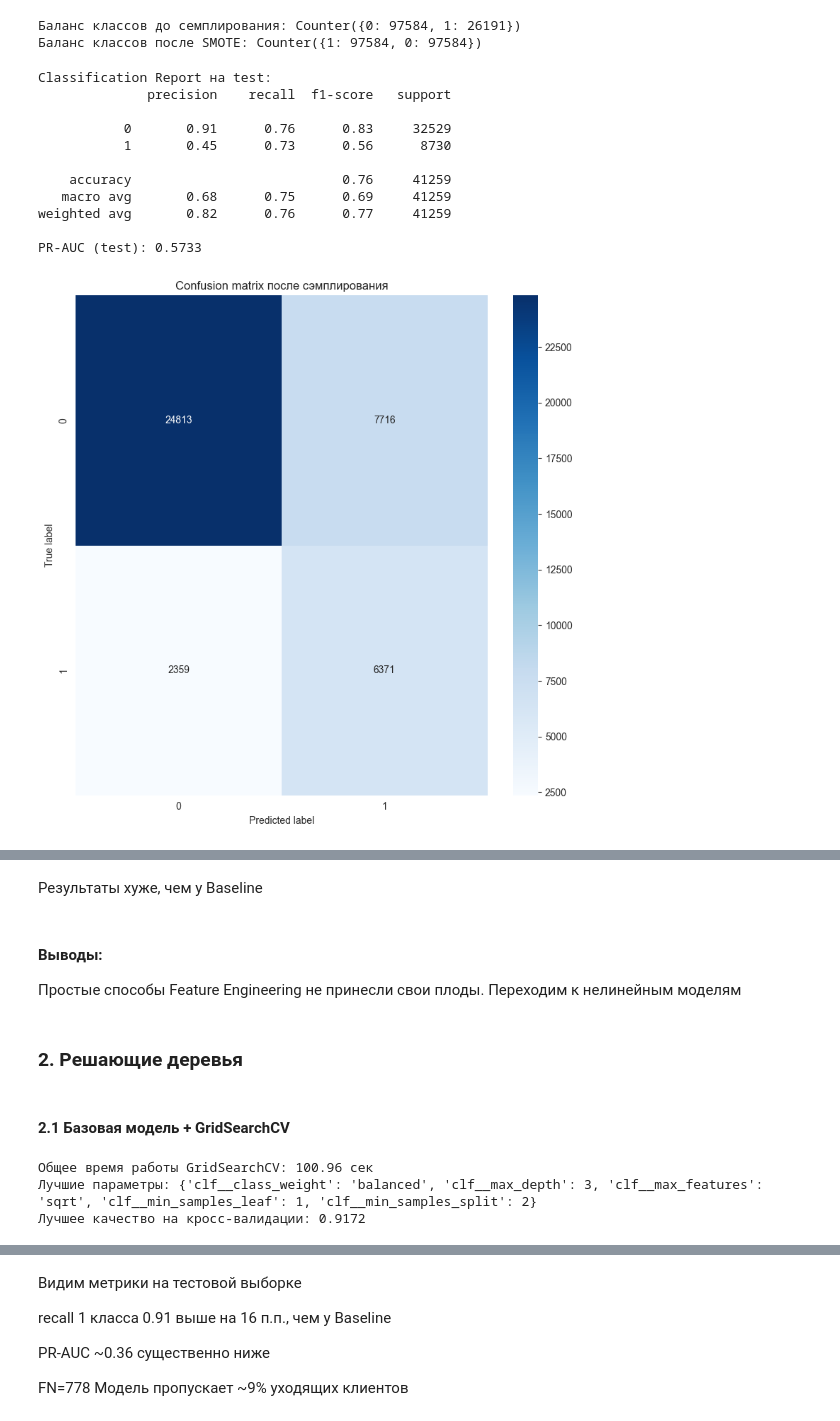
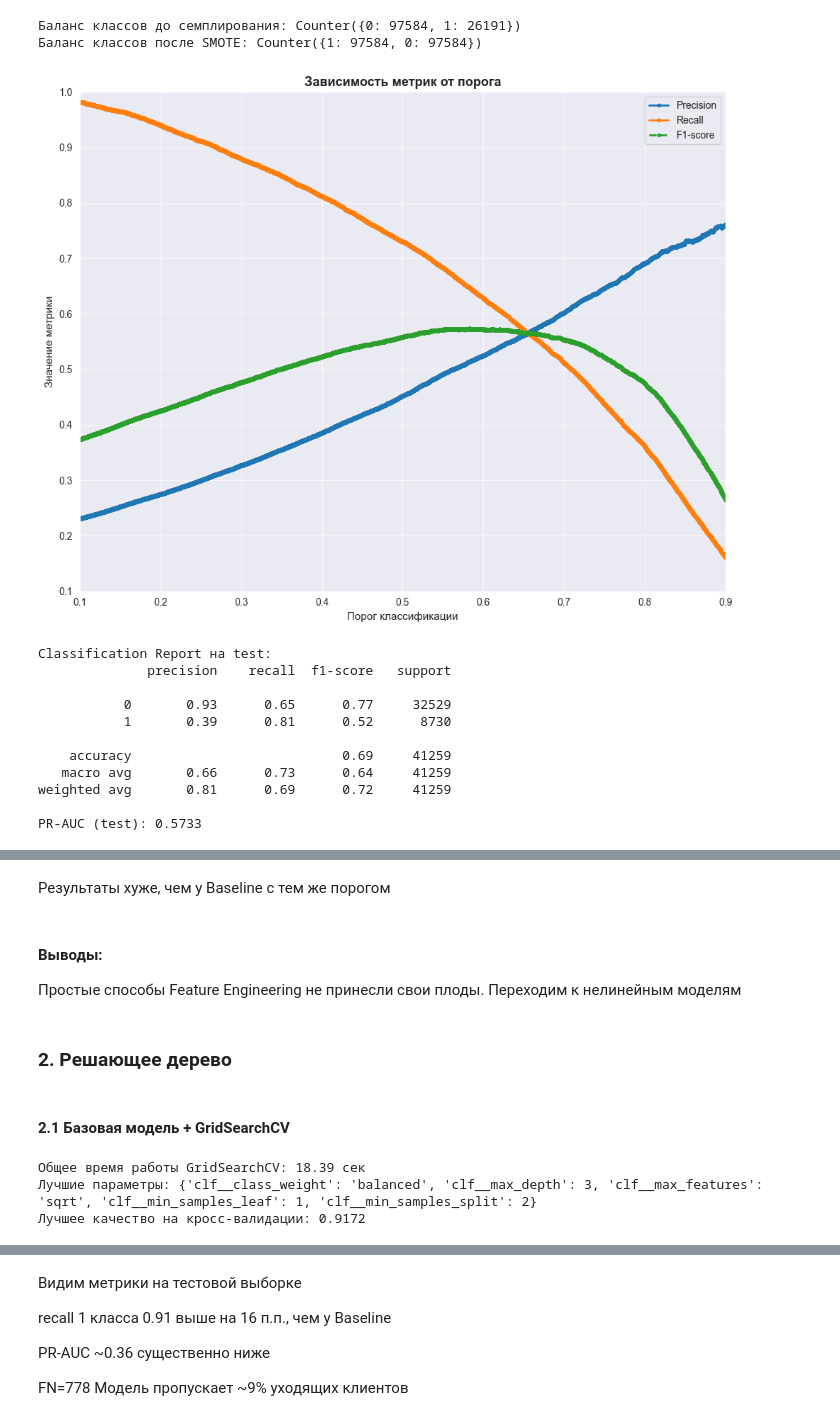
Before and after one commit to LinkiChmu/Bank_customer_churn_prediction, a Jupyter notebook: src/model/baseline.ipynb, the cells around one changed output, grey strips where cells are left out. Cells and saved outputs as stored; diff of their text form; code cells hidden in the pictures.

```diff
--- a/src/model/baseline.ipynb
+++ b/src/model/baseline.ipynb
@@ -416,18 +446,19 @@ print("Баланс классов после SMOTE:", Counter(y_resampled))
 Баланс классов после SMOTE: Counter({1: 97584, 0: 97584})
 # %%
 y_proba_sm = pipeline_smote.predict_proba(X_test)[:, 1]
-y_pred_sm = pipeline_smote.predict(X_test)
+plot_metrics_vs_threshold(y_test, y_proba_sm)
+y_pred_sm = (y_proba_sm >= threshold)
 print_metrics(y_test, y_pred_sm, y_proba_sm, pipeline_name="после сэмплирования")
 # %% [output]
+[figure, new version]
 Classification Report на test:
               precision    recall  f1-score   support
 
-           0       0.91      0.76      0.83     32529
-           1       0.45      0.73      0.56      8730
+           0       0.93      0.65      0.77     32529
+           1       0.39      0.81      0.52      8730
 
-    accuracy                           0.76     41259
-   macro avg       0.68      0.75      0.69     41259
-weighted avg       0.82      0.76      0.77     41259
+    accuracy                           0.69     41259
+   macro avg       0.66      0.73      0.64     41259
+weighted avg       0.81      0.69      0.72     41259
 
 PR-AUC (test): 0.5733
-[figure, old version]
@@ -434,10 +466,10 @@ PR-AUC (test): 0.5733
 # %% [markdown]
-Результаты хуже, чем у Baseline
+Результаты хуже, чем у Baseline с тем же порогом
 # %% [markdown]
 #### Выводы:
 Простые способы Feature Engineering не принесли свои плоды. Переходим к нелинейным моделям
 # %% [markdown]
-### 2. Решающие деревья
+### 2. Решающее дерево
 # %% [markdown]
 #### 2.1 Базовая модель + GridSearchCV
 # %%
@@ -453,9 +485,9 @@ pipeline = Pipeline([
     ('preprocessor', tree_preproc),
     ('clf', dtc)])
 param_grid = {
-    'clf__max_depth': range(2, 9),
-    'clf__min_samples_split': [2, 5, 10, 15],
-    'clf__min_samples_leaf': range(1, 11),
+    'clf__max_depth': range(2, 8),
+    'clf__min_samples_split': [2, 5, 10],
+    'clf__min_samples_leaf': range(1, 5),
     'clf__max_features': ['sqrt', 'log2'],
     'clf__class_weight': ['balanced', {0: 1, 1: 4}],
 }
@@ -474,6 +506,6 @@ print(f"Общее время работы GridSearchCV: {total_duration_gs:.2f}
 print(f'Лучшие параметры: {gs.best_params_}')
 print(f'Лучшее качество на кросс-валидации: {gs.best_score_:.4f}')
 # %% [output]
-Общее время работы GridSearchCV: 100.96 сек
+Общее время работы GridSearchCV: 18.39 сек
 Лучшие параметры: {'clf__class_weight': 'balanced', 'clf__max_depth': 3, 'clf__max_features': 'sqrt', 'clf__min_samples_leaf': 1, 'clf__min_samples_split': 2}
 Лучшее качество на кросс-валидации: 0.9172
```
Also changed, not shown: parts of 73 cells of this notebook, 1 other file.
